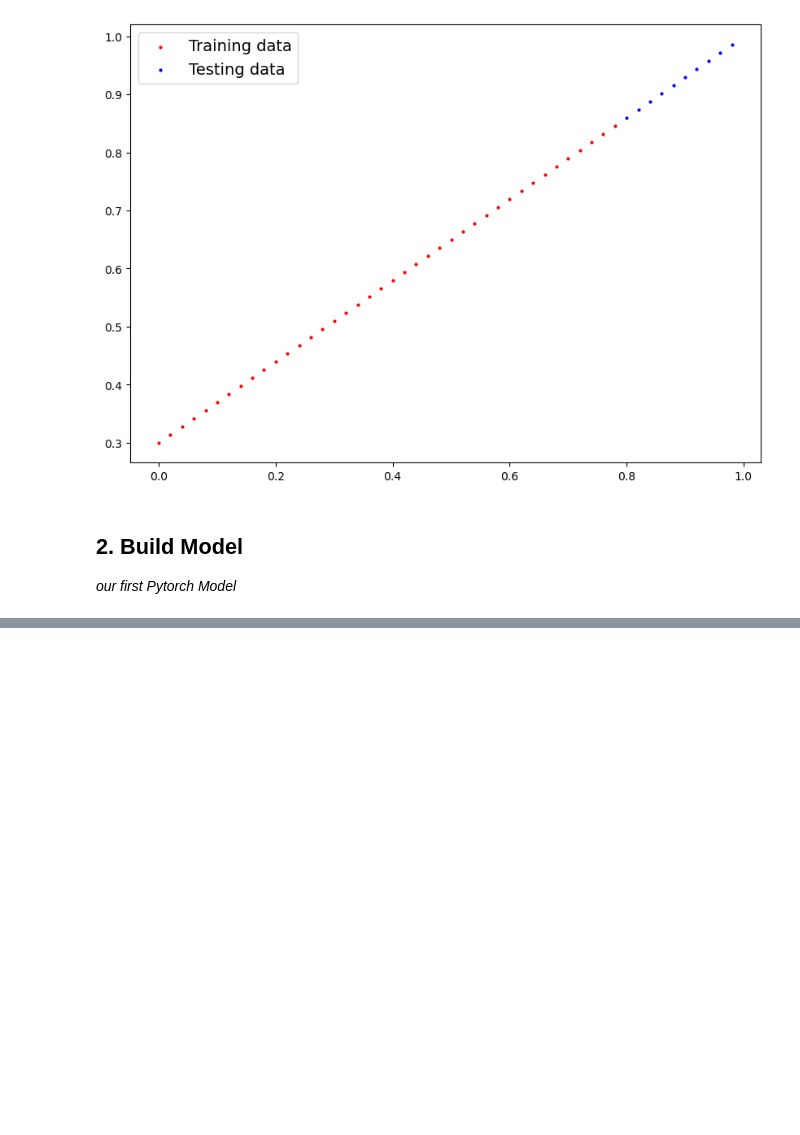
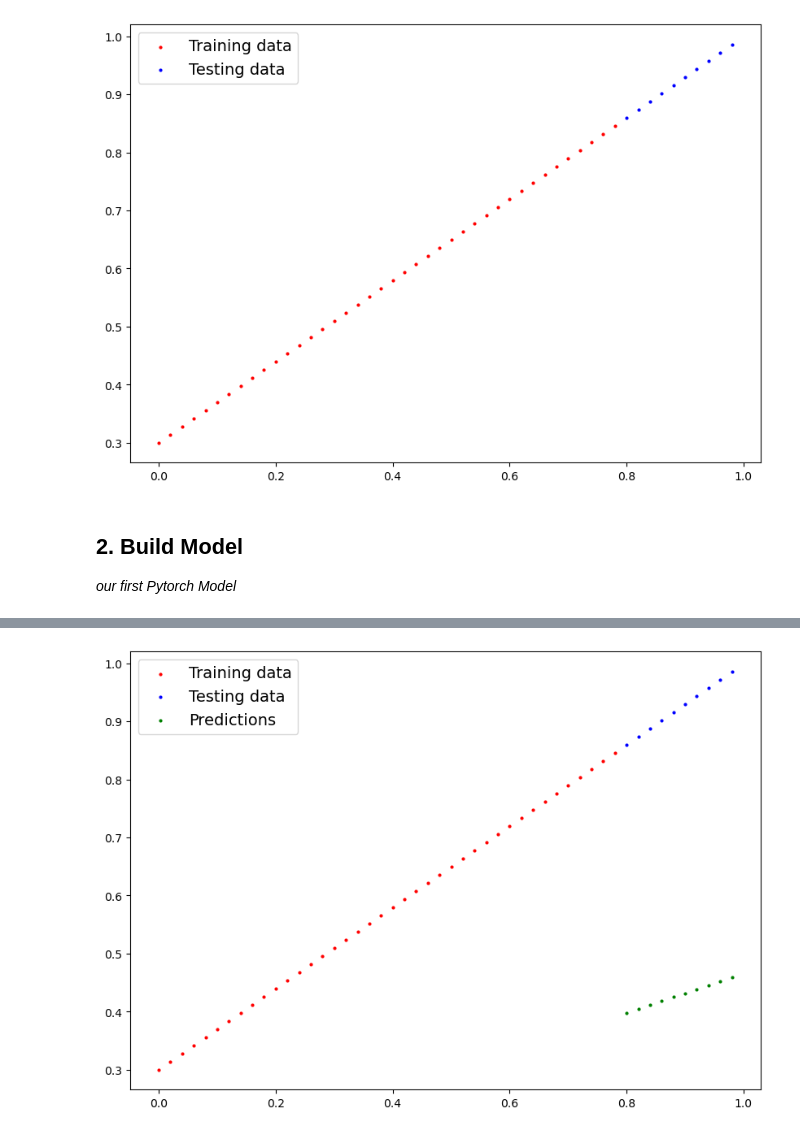
Before and after one commit to NamanGupta04/DeepLearningForComputerVision, a Jupyter notebook: Pytorch/PyTorch_Workflow.ipynb, the cells around one changed output, grey strips where cells are left out. Saved outputs shown, nothing was run; the diff lists cells and outputs as text; code cells hidden in the pictures; blank space fills up the shorter version.

```diff
--- a/Pytorch/PyTorch_Workflow.ipynb
+++ b/Pytorch/PyTorch_Workflow.ipynb
@@ -163,0 +164,3 @@ OrderedDict([('weights', tensor([-1.6053])), ('bias', tensor([0.2325]))])
+# %%
+y_preds = model_0(X_test)
+y_preds
@@ -164,2 +178,5 @@ OrderedDict([('weights', tensor([-1.6053])), ('bias', tensor([0.2325]))])
 # %%
 ### Making predictions using torch.inference_model()
+with torch.inference_mode(): # disables all the important parameters
+    y_preds = model_0(X_test)
+y_preds
@@ -165,0 +194,4 @@ OrderedDict([('weights', tensor([-1.6053])), ('bias', tensor([0.2325]))])
+# %%
+plot_predictions(predictions=y_preds)
+# %% [output]
+[figure, added]
```
Also changed, not shown: parts of 23 cells of this notebook, 1 other file.
